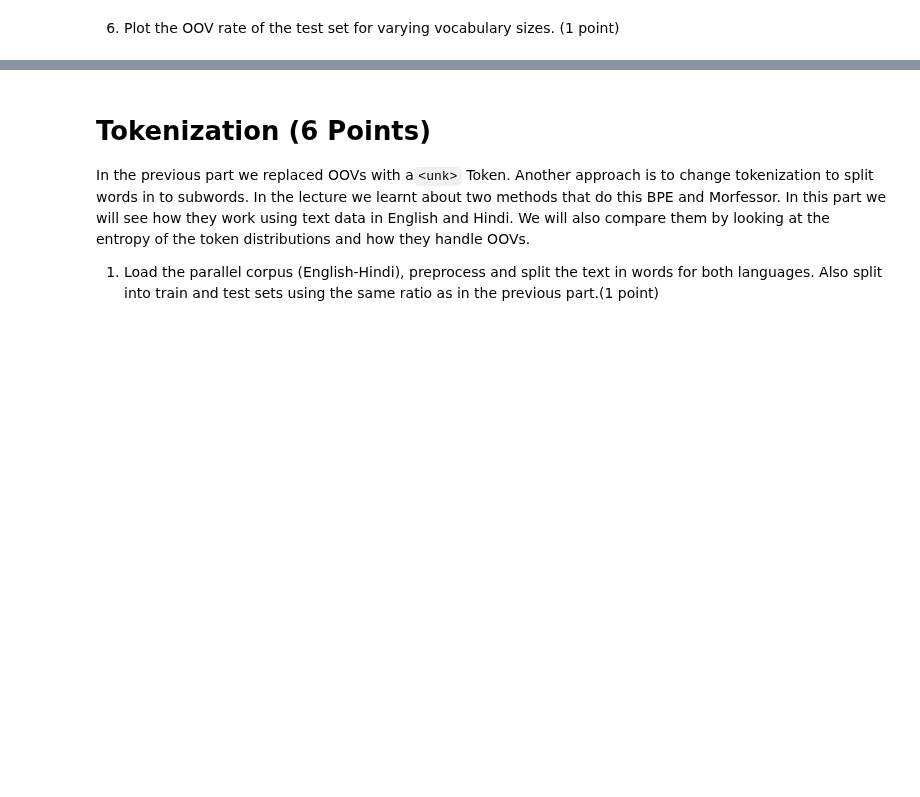
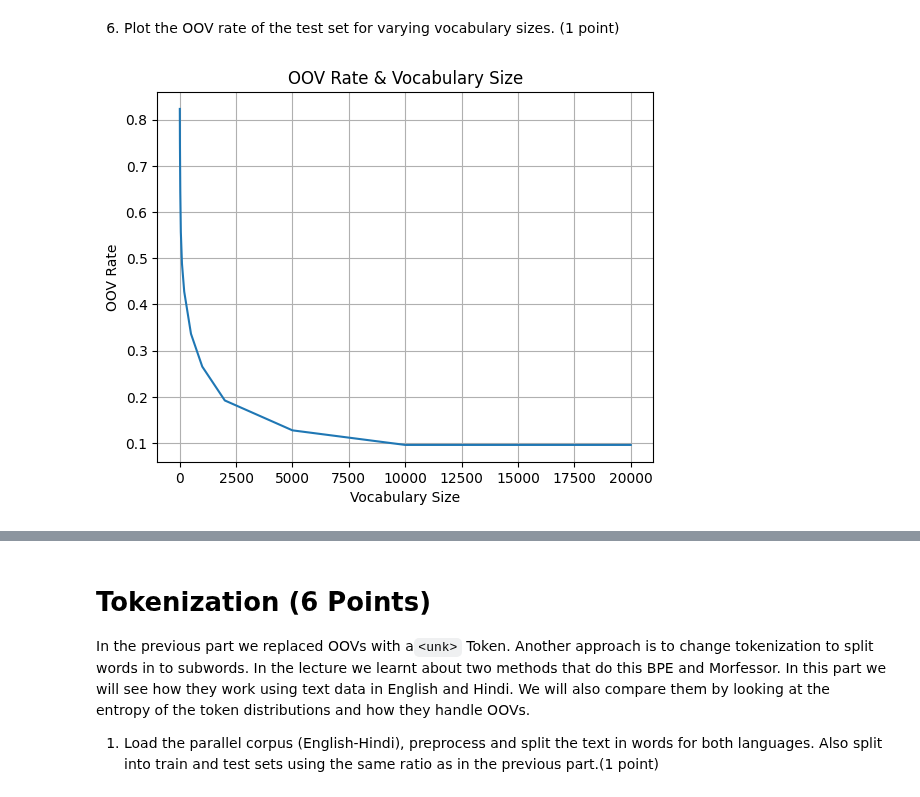
Before and after one commit to Maxewang0220/SNLP, a Jupyter notebook: Assignment_4/Assignment4.ipynb, the cells around one changed output, grey strips where cells are left out. Drawn from its saved outputs; the diff is of its cells as text; code cells hidden in the pictures; blank space fills up the shorter version.

```diff
--- a/Assignment_4/Assignment4.ipynb
+++ b/Assignment_4/Assignment4.ipynb
@@ -55,7 +80,18 @@ def make_vocab(tokens, top_n: int) -> set:
     Input:tokens - list of tokens
          top_n  - int
     Output: the vocabulary - set of words'''
-    raise NotImplementedError
+
+    # Count the frequency of each token
+    freq_dict = {}
+    for token in tokens:
+        freq_dict[token] = freq_dict.get(token, 0) + 1
+
+    # Sort the tokens by frequency
+    sorted_tokens = sorted(freq_dict.items(), key=lambda x: x[1], reverse=True)
+    # Select the top_n tokens
+    top_tokens = sorted_tokens[:top_n]
+
+    return set(token[0] for token in top_tokens)
 # %% [markdown]
 5. Complete the function that restricts a corpus to the top_n Vocabulary, i.e. replace  all OOVs with a new `<unk>` token. (1 point)
 # %%
@@ -71,15 +112,53 @@ def restrict_vocab(corpus, vocab):
 # %%
 def get_OOV_rate(text, vocab):
     ''' Function that returns the OOV rate for a given corpus and Vocab
     Input: corpus - preprocessed text
          vocab  - set of words
     Output: OOV rate - float '''
-    raise NotImplementedError
+    OOV_count = 0
+
+    if len(text) == 0:
+        return 0.0
+
+    for i in range(len(text)):
+        if text[i] not in vocab:
+            OOV_count += 1
+
+    # Calculate the OOV rate
+    OOV_rate = float(OOV_count / len(text))
+
+    return OOV_rate
 
 def plot_OOV_rates(corpus, vocab, top_n):
-     ''' Function that returns the OOV rate for a given corpus and Vocab
+    ''' Function that returns the OOV rate for a given corpus and Vocab
     Input: corpus - preprocessed text
          vocab  - set of words
          top_n - list[int] '''
+
+    import matplotlib.pyplot as plt
+
+    OOV_rates = []
+
+    for i in range(len(top_n)):
+        # Get the top_n vocabulary
+        new_vocab = make_vocab(vocab, top_n[i])
+
+        # Get the OOV rate
+        OOV_rate = get_OOV_rate(corpus, new_vocab)
+
+        OOV_rates.append(OOV_rate)
+
+    # Plot the OOV rates
+    plt.plot(top_n, OOV_rates)
+    plt.xlabel("Vocabulary Size")
+    plt.ylabel("OOV Rate")
+    plt.title("OOV Rate & Vocabulary Size")
+    plt.grid()
+    plt.show()
+
+
+plot_OOV_rates(test_set, train_set, [5,10,25,50,100,200,500,1000,2000,5000,10000,20000])
+# %% [output]
+[figure, added]
 # %% [markdown]
 7. Why would we restrict Vocabulary size if OOVs are a problem.(0.5 points)
```
Also changed, not shown: parts of 4 cells of this notebook.
